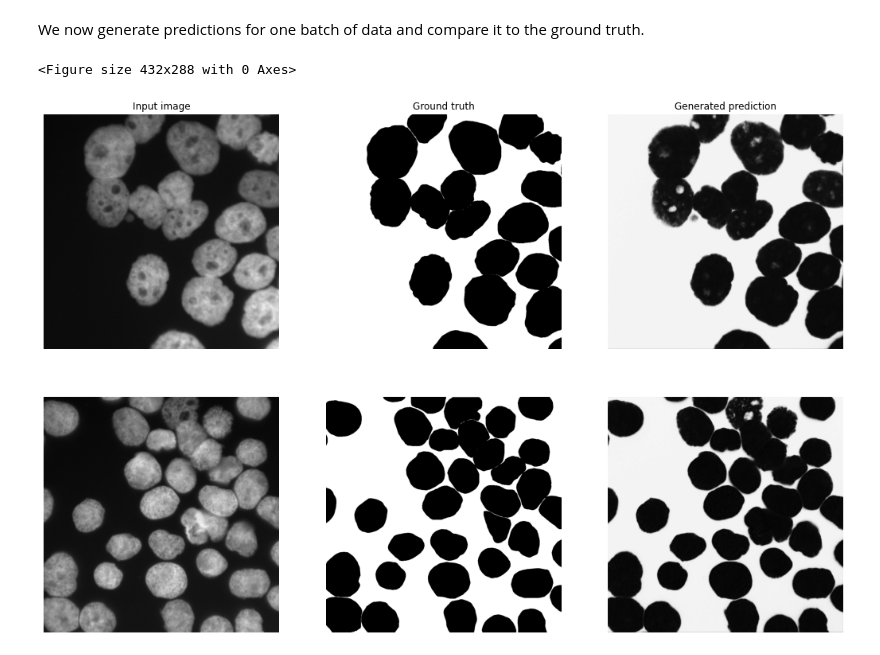
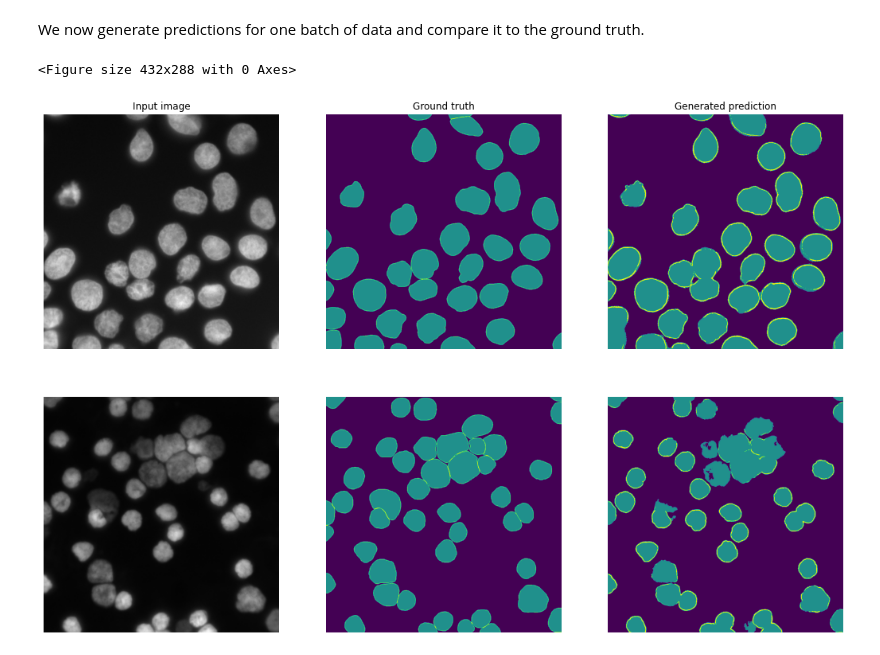
Before and after one commit to CRefice/ml-segmentation-project, a Jupyter notebook: notebook.ipynb, the cells around one changed output. Saved outputs shown, nothing was run; the diff lists cells and outputs as text; code cells hidden in the pictures.

Commit message:
Saving output images

```diff
--- a/notebook.ipynb
+++ b/notebook.ipynb
@@ -69,7 +89,7 @@ Now we import the dataset and create train/test splitters.
 # %%
 BATCH_SIZE = 2
 TRAIN_PERCENT = 0.8
-CLASS_NUMBER = 2
+CLASS_NUMBER = 3
 IMG_SIZE = 1024
 
 def create_classes(label):
@@ -410,16 +430,16 @@ def show_results(inputs, labels, outputs):
 
         for i in range(count):
             axs[0].imshow(inputs[i].squeeze())
-            axs[1].imshow(labels[i].squeeze())
-            axs[2].imshow(outputs[i].squeeze())
+            axs[1].imshow(labels[i].squeeze(), cmap="viridis")
+            axs[2].imshow(outputs[i].squeeze(), cmap="viridis")
     else:
         for ax, label in zip(axs[0], column_labels):
             ax.set_title(label)
 
         for i in range(count):
             axs[i, 0].imshow(inputs[i].squeeze())
-            axs[i, 1].imshow(labels[i].squeeze())
-            axs[i, 2].imshow(outputs[i].squeeze())
+            axs[i, 1].imshow(labels[i].squeeze(), cmap="viridis")
+            axs[i, 2].imshow(outputs[i].squeeze(), cmap="viridis")
 
     fig.show()
 
@@ -428,13 +462,15 @@ def show_image(image):
 # %%
 inputs, labels = next(iter(val_loader))
 outputs_two_class = model_two_class.predict(inputs.to(device))
-outputs_three_class = model_three_class.predict(inputs.to(device))
+outputs_three_class = model_three_class.predict(inputs.to(device)).argmax(dim=1)
 
 class_idx = 0
-show_results(inputs, labels == class_idx, outputs_three_class[:, class_idx])
+
+# save_results(inputs[0], labels[0], outputs_three_class[0])
+show_results(inputs, labels, outputs_three_class)
 # %% [output]
 <Figure size 432x288 with 0 Axes>
-[figure, old version]
+[figure, new version]
 # %%
 def label_with_watershed(image_three_class, image_two_class, min_distance=50):
   """
```
Also changed, not shown: parts of 14 cells of this notebook.
